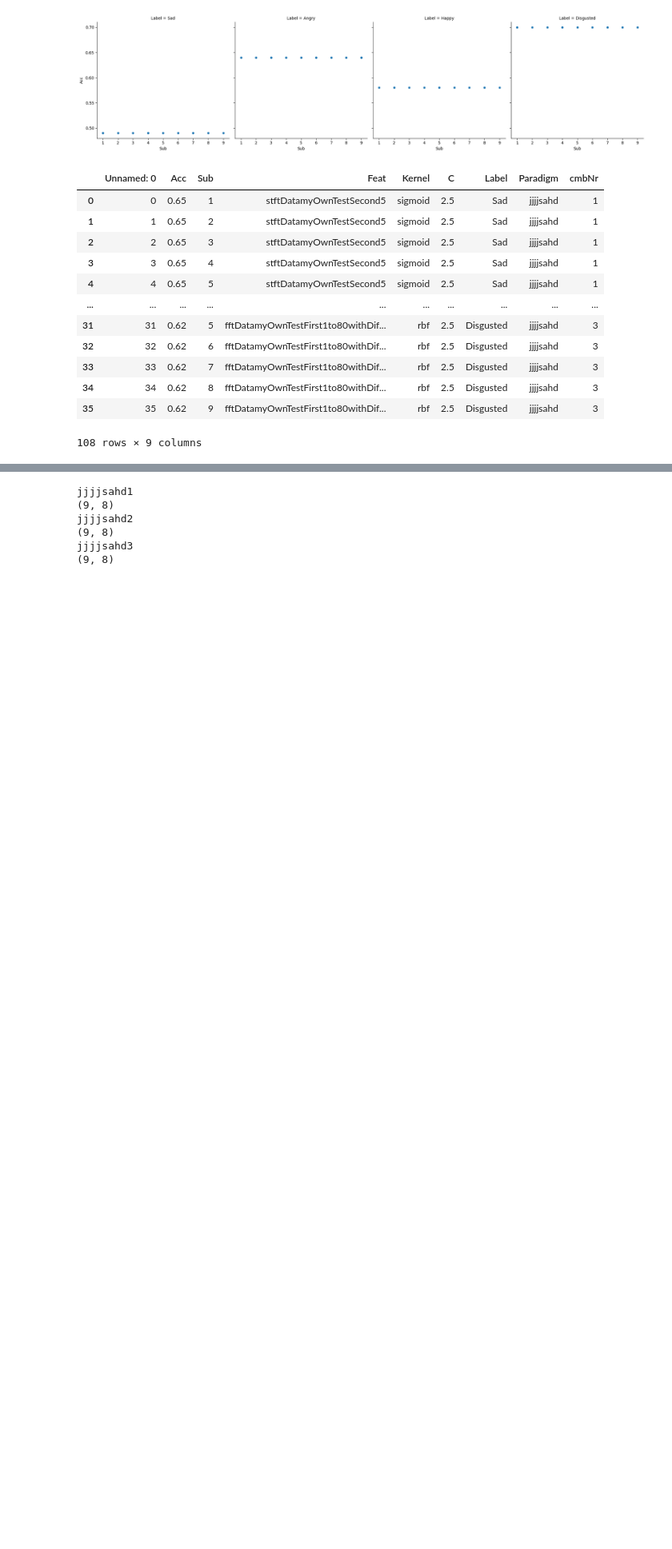
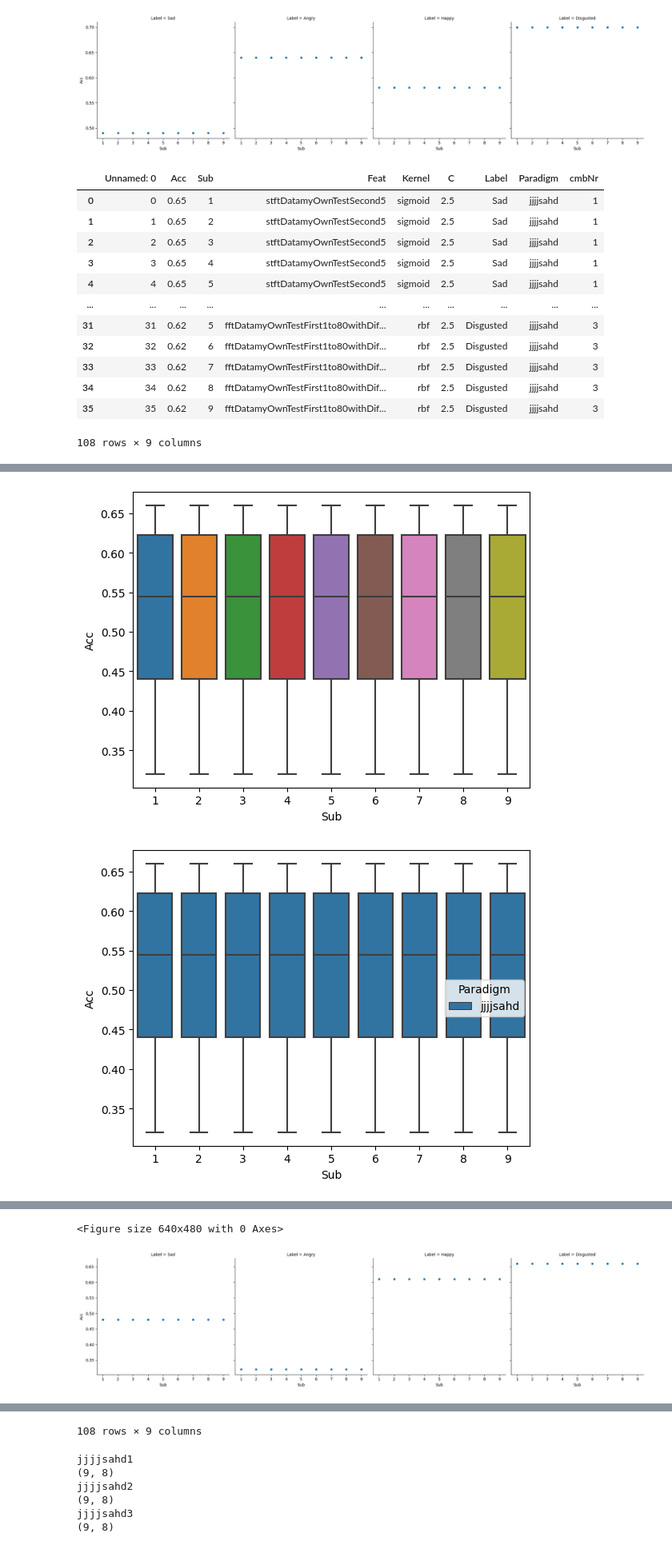
Before and after one commit to JuliaAlmaLuna/InnerSpeechEEGDecoding, a Jupyter notebook: plotting.ipynb, the cells around one changed output, grey strips where cells are left out. Shown: that part at 80% size. Drawn from its saved outputs; the diff is of its cells as text; code cells hidden in the pictures; blank space fills up the shorter version.

```diff
--- a/plotting.ipynb
+++ b/plotting.ipynb
@@ -241,3 +241,77 @@ jjjjsahd3
 | 34 | 34 | 0.62 | 8 | fftDatamyOwnTestFirst1to80withDif... | rbf | 2.5 | Disgusted | jjjjsahd | 3 |
 | 35 | 35 | 0.62 | 9 | fftDatamyOwnTestFirst1to80withDif... | rbf | 2.5 | Disgusted | jjjjsahd | 3 |
 108 rows × 9 columns
+# %%
+# Using Hold
+genSavePath = f"{os.getcwd()}/topFeaturesResults/"
+#genSavePath = f"{os.getcwd()}/topBestFeaturesResults/"
+import paradigmSetting as pa # [
+paradigms = [pa.sadAngryHappyDisgustedJulia()[0], ] #  pa.upDownInner()[0], pa.upDownVis()[0], pa.rightLeftVis()[0], pa.rightLeftInner()[0], pa.upDownRightLeftVis()[0], pa.upDownRightLeftInner()[0]
+comboNr = [1,2,3,4,5,6]
+first = True
+for para in paradigms:
+
+    for nr in comboNr:
+        topFeatures = []
+        path = glob.glob(genSavePath + f"topPerSubj-para-{para}-cmb-{nr}*")
+        if len(path) > 0:
+            topFeatures = path
+        if len(topFeatures)>0:
+            #results.append(np.load(topFeatures[0], allow_pickle=True))
+            if first:
+                results = (pd.read_csv(topFeatures[0]).squeeze())
+                results["cmbNr"] = nr
+                first = False
+                print(f"{para}{nr}")
+
+            else:
+                # print(topFeatures)
+                print(f"{para}{nr}")
+                newResults = pd.read_csv(topFeatures[0]).squeeze()
+                newResults["cmbNr"] = nr
+                results = pd.concat([results, newResults])
+
+
+            print(pd.read_csv(topFeatures[0]).shape)
+
+# print(len(results))
+results = pd.DataFrame(results)
+# avgAccs = []
+# for sub in (np.arange(9)+1):
+#     print(sub)
+# results["avgAcc"] = results["Acc"][results["Sub"] == 1]
+
+#print(results)
+comboNrFrames = []
+highestCombo = 2
+for nr in comboNr:
+    comboNrFrames.append(results[results["cmbNr"] == nr])
+pd.to_numeric(results["Acc"])
+
+plt.figure()
+sns.boxplot(data = comboNrFrames[highestCombo-1], y="Acc", x = "Sub")
+plt.show()
+plt.figure()
+sns.boxplot(data = comboNrFrames[highestCombo-1], y="Acc", x = "Sub", hue="Paradigm")
+plt.show()
+# plt.figure()
+# sns.boxplot(data = comboNrFrames[highestCombo-1], y="Acc", x = "Label")
+# plt.show()
+plt.figure()
+sns.boxplot(data = results, y="Acc", x = "Paradigm", hue = "cmbNr")
+plt.show()
+plt.figure()
+sns.boxplot(data = results, y="Acc", x = "Sub", hue = "cmbNr")
+plt.show()
+plt.figure()
+sns.boxplot(data = results, y="Acc", x = "Sub", hue = "Label")
+plt.show()
+plt.figure()
+sns.boxplot(data = comboNrFrames[highestCombo-1], y="Acc", x = "Paradigm", hue= "Label")
+plt.show()
+plt.figure()
+sns.relplot(data = comboNrFrames[highestCombo-1], y="Acc", x = "Sub", col="Label")
+plt.show()
+results[results["Paradigm"] == "vvvvudrl"]
+results
+# %% [output]
@@ -243,0 +324,2 @@ jjjjsahd3
+[figure, added]
+[figure, added]
@@ -243,0 +330,2 @@ jjjjsahd3
+<Figure size 640x480 with 0 Axes>
+[figure, added]
@@ -244,3 +344,4 @@ jjjjsahd3
+108 rows × 9 columns
 # %%
 # Using Hold
 genSavePath = f"{os.getcwd()}/topFeaturesResultsHold/"
```
Also changed, not shown: parts of 1 cell of this notebook, 4 other files.
